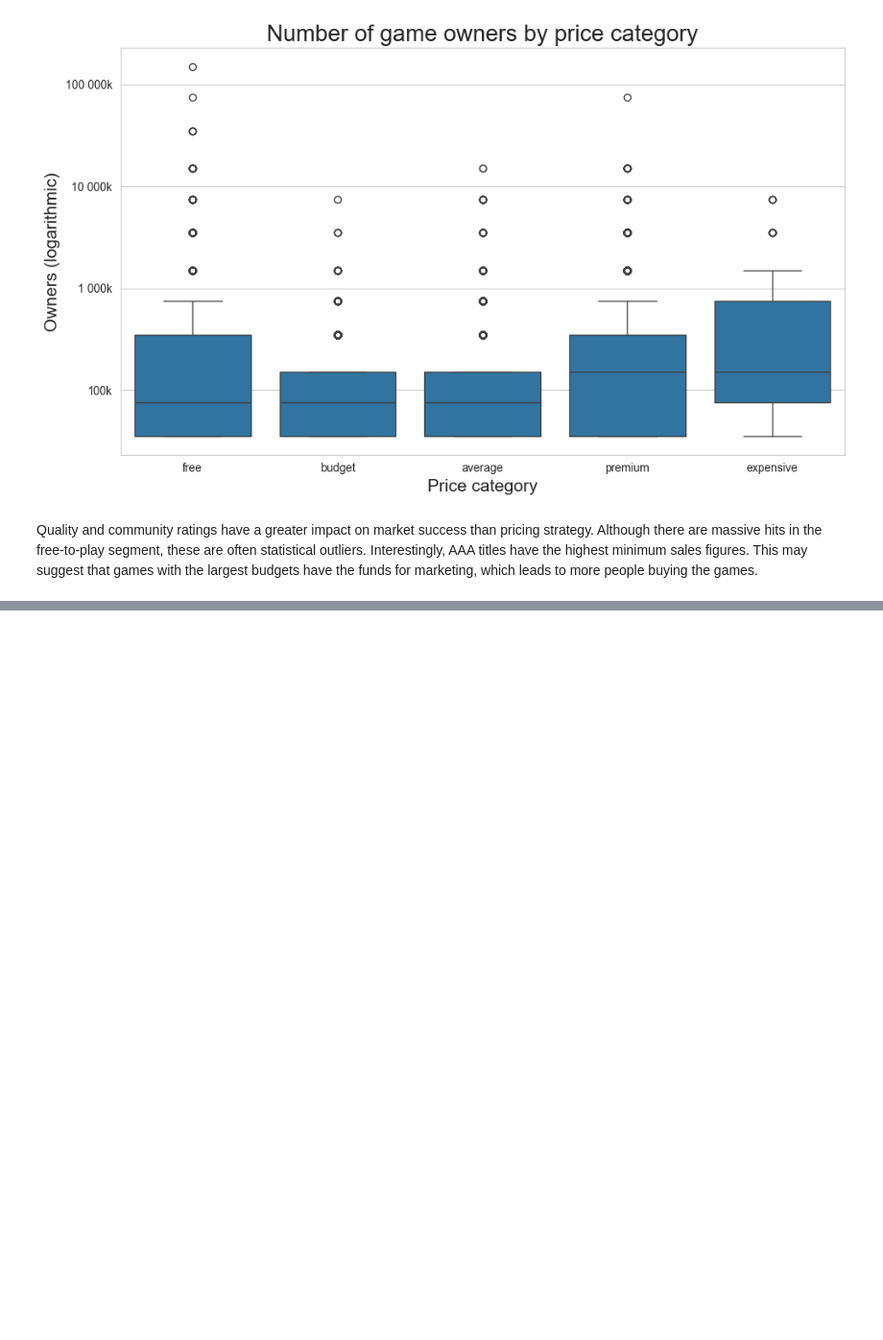
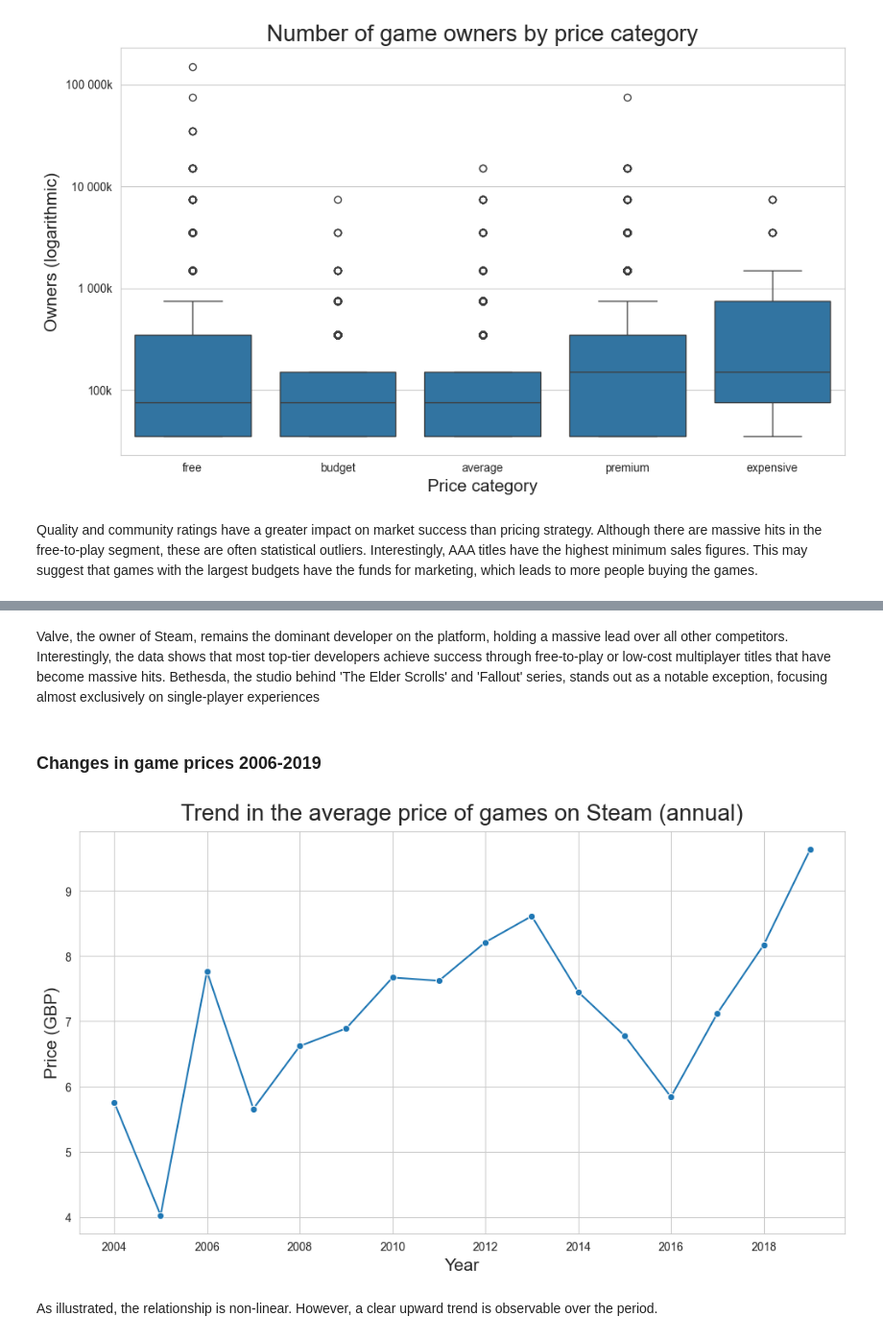
Before and after one commit to Pater-Ek/Steam-Database-Data-Analysis, a Jupyter notebook: Steam_Data_Analysis_Adrian_Paterek.ipynb, the cells around one changed output, grey strips where cells are left out. Shown at 96% size. Cells and saved outputs as stored; diff of their text form; code cells hidden in the pictures; blank space fills up the shorter version.

```diff
--- a/Steam_Data_Analysis_Adrian_Paterek.ipynb
+++ b/Steam_Data_Analysis_Adrian_Paterek.ipynb
@@ -198,0 +218,19 @@ Quality and community ratings have a greater impact on market success than prici
+# %% [markdown]
+Valve, the owner of Steam, remains the dominant developer on the platform, holding a massive lead over all other competitors. Interestingly, the data shows that most top-tier developers achieve success through free-to-play or low-cost multiplayer titles that have become massive hits. Bethesda, the studio behind 'The Elder Scrolls' and 'Fallout' series, stands out as a notable exception, focusing almost exclusively on single-player experiences
+# %% [markdown]
+### Changes in game prices 2006-2019
+# %%
+df['release_date'] = pd.to_datetime(df['release_date'], errors='coerce')
+df['release_year'] = df['release_date'].dt.year
+price_trend = round(df[df['release_year'] > 2003].groupby('release_year')['price'].mean().reset_index(), 2)
+plt.figure(figsize=(10, 6))
+ax = sns.lineplot(data = price_trend, x = 'release_year', y = 'price', marker = 'o')
+plt.title('Trend in the average price of games on Steam (annual)', fontsize = 20, pad = 10)
+plt.xlabel('Year', fontsize = 15)
+plt.ylabel('Price (GBP)', fontsize = 15)
+plt.tight_layout()
+plt.show()
+# %% [output]
+[figure, added]
+# %% [markdown]
+As illustrated, the relationship is non-linear. However, a clear upward trend is observable over the period.
```
Also changed, not shown: parts of 3 cells of this notebook.
